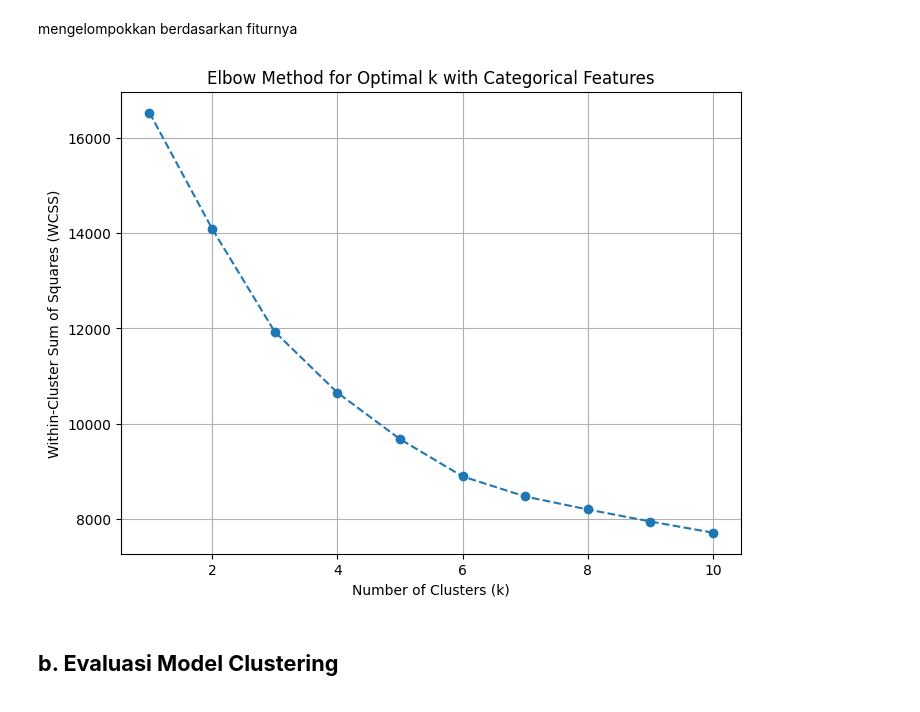
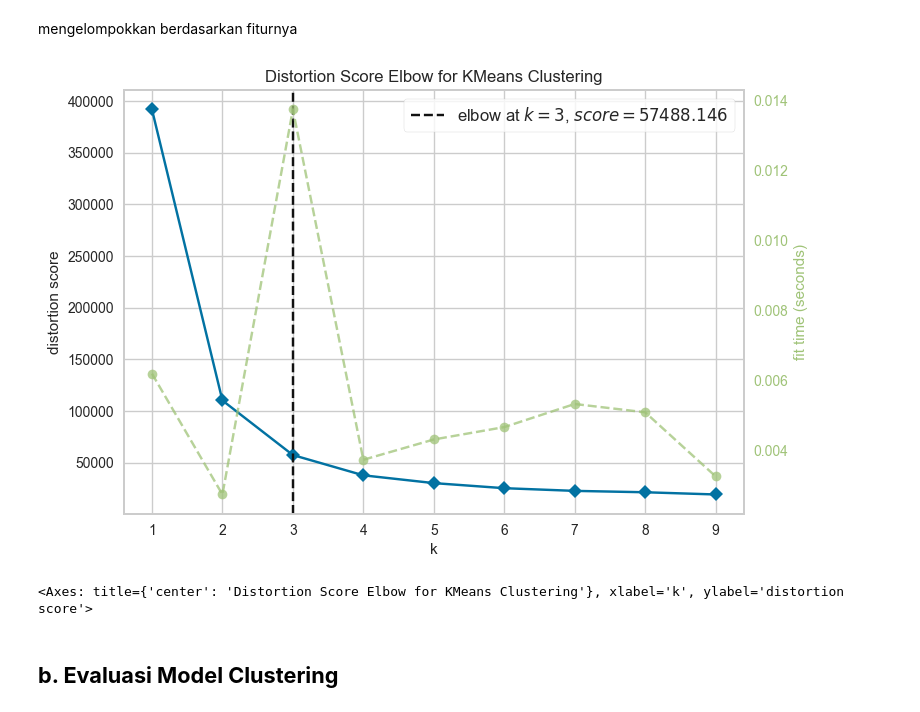
Before and after one commit to Occolus/BankFraudPrediction, a Jupyter notebook: [Clustering]_Submission_Akhir_BMLP_Your_Name.ipynb, the cells around one changed output. Drawn from its saved outputs; the diff is of its cells as text; code cells hidden in the pictures.

```diff
--- a/[Clustering]_Submission_Akhir_BMLP_Your_Name.ipynb
+++ b/[Clustering]_Submission_Akhir_BMLP_Your_Name.ipynb
@@ -210,3 +209,14 @@ dtype: object
 | 2 | TX000003 | AC00019 | 126.29 | 2023-07-10 18:16:08 | Debit | Mesa | D000235 | ... |
 | 3 | TX000004 | AC00070 | 184.50 | 2023-05-05 16:32:11 | Debit | Raleigh | D000187 | ... |
 | 4 | TX000005 | AC00411 | 13.45 | 2023-10-16 17:51:24 | Credit | Atlanta | D000308 | ... |
+# %%
+LabelEncoder = LabelEncoder()
+
+df['Location_encoded'] = LabelEncoder.fit_transform(df['Location'])
+print(df[['Location', 'Location_encoded']].head())
+
+df['Channel_encoded'] = LabelEncoder.fit_transform(df['Channel'])
+print(df[['Channel', 'Channel_encoded']].head())
+
+df['TransactionType_encoded'] = LabelEncoder.fit_transform(df['TransactionType'])
+print(df[['TransactionType', 'TransactionType_encoded']].head())
@@ -214,6 +243,9 @@ dtype: object
 df['PreviousTransactionDate'] = pd.to_datetime(df['PreviousTransactionDate'], format='%Y-%m-%d %H:%M:%S')
 df['TransactionDate'] = pd.to_datetime(df['TransactionDate'], format='%Y-%m-%d %H:%M:%S')
 print(df.dtypes)
+
+df['TimeBetweenTransaction'] = (df['TransactionDate'] - df['PreviousTransactionDate']).dt.total_seconds()
+df['TransactionHour'] = df['TransactionDate'].dt.hour
 # %% [output]
 TransactionID                      object
 AccountID                          object
@@ -279,26 +310,17 @@ Pada tahap ini, Anda membangun model clustering dengan memilih algoritma yang se
 2. Latih model dengan data menggunakan algoritma tersebut.
 # %% [markdown]
 mengelompokkan berdasarkan fiturnya
-# %%
-
-combinedValue = np.hstack((scaledNumVal, catValue.values))
-
-wcss = []
-k_range = range(1, 11)
-for k in k_range:
-    kmeans = KMeans(n_clusters=k, random_state=42, n_init=10)
-    kmeans.fit(combinedValue)
-    wcss.append(kmeans.inertia_)
-
-plt.figure(figsize=(8, 6))
-plt.plot(k_range, wcss, marker='o', linestyle='--')
-plt.xlabel('Number of Clusters (k)')
-plt.ylabel('Within-Cluster Sum of Squares (WCSS)')
-plt.title('Elbow Method for Optimal k with Categorical Features')
-plt.grid(True)
-plt.show()
-# %% [output]
-[figure, removed]
+# %%
+
+combinedValue = np.hstack((scaledNumVal, catValue.values))
+
+kmeans = KMeans()
+visualizer = KElbowVisualizer(kmeans, k=(1, 10))
+visualizer.fit(combinedValue)
+visualizer.show()
+# %% [output]
+[figure, added]
+<Axes: title={'center': 'Distortion Score Elbow for KMeans Clustering'}, xlabel='k', ylabel='distortion score'>
 # %% [markdown]
 ## **b. Evaluasi Model Clustering**
 # %% [markdown]
```
Also changed, not shown: parts of 30 cells of this notebook, 1 other file.
